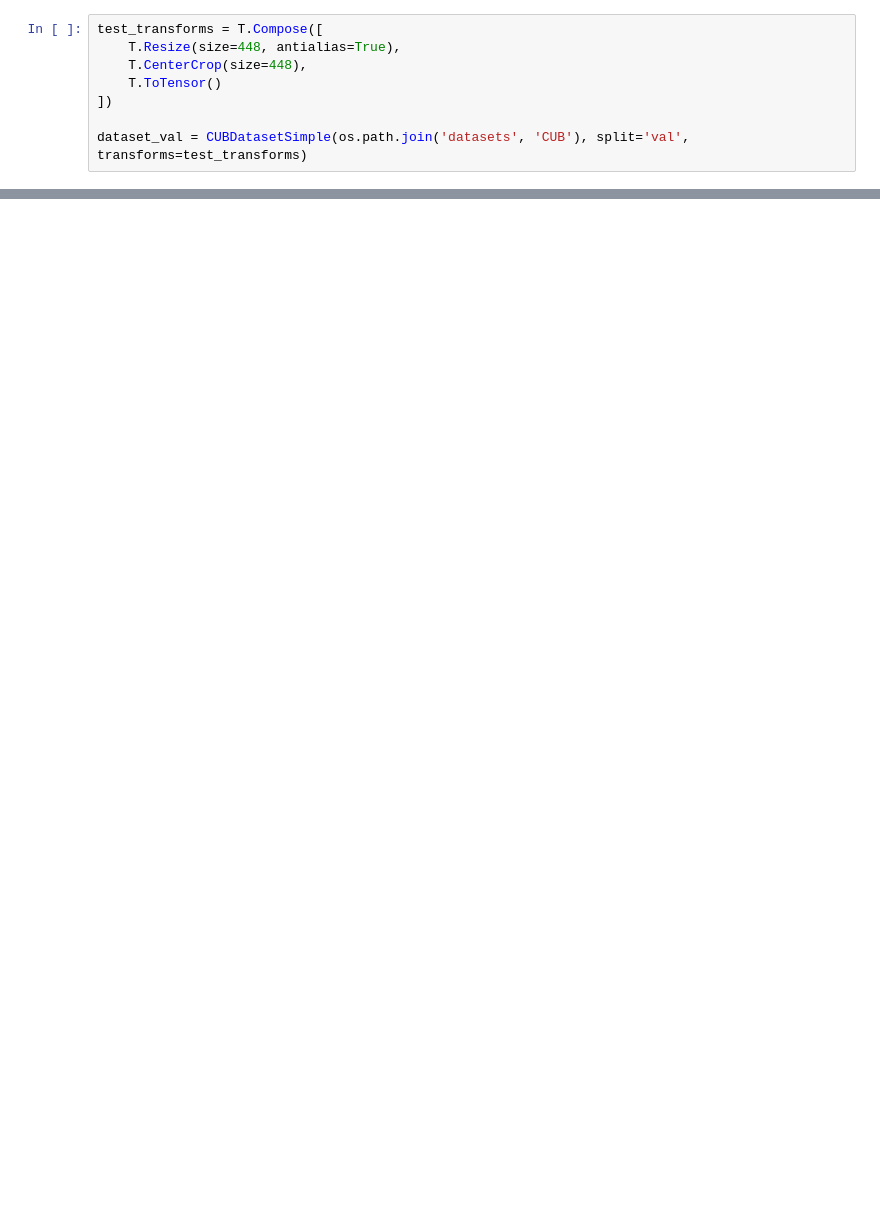
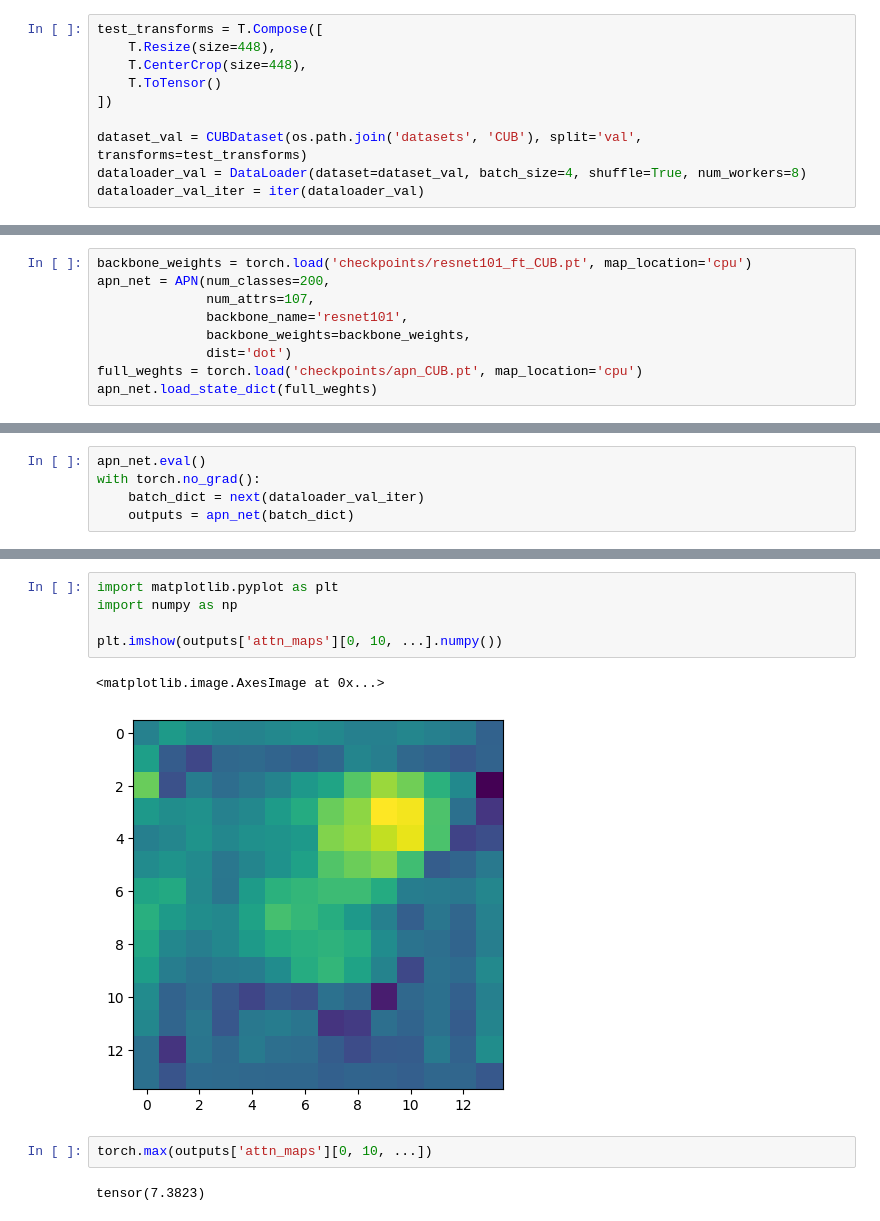
Before and after one commit to zijizhu/clip-concept, a Jupyter notebook: visualization.ipynb, the cells around one changed output, grey strips where cells are left out. Cells and saved outputs as stored; diff of their text form; blank space fills up the shorter version.

```diff
--- a/visualization.ipynb
+++ b/visualization.ipynb
@@ -11,8 +12,10 @@ from data.cub import CUBDatasetSimple
 # %%
 test_transforms = T.Compose([
-    T.Resize(size=448, antialias=True),
+    T.Resize(size=448),
     T.CenterCrop(size=448),
     T.ToTensor()
 ])
 
-dataset_val = CUBDatasetSimple(os.path.join('datasets', 'CUB'), split='val', transforms=test_transforms)
+dataset_val = CUBDataset(os.path.join('datasets', 'CUB'), split='val', transforms=test_transforms)
+dataloader_val = DataLoader(dataset=dataset_val, batch_size=4, shuffle=True, num_workers=8)
+dataloader_val_iter = iter(dataloader_val)
@@ -33,0 +22,9 @@ attn_maps.shape
+# %%
+backbone_weights = torch.load('checkpoints/resnet101_ft_CUB.pt', map_location='cpu')
+apn_net = APN(num_classes=200,
+              num_attrs=107,
+              backbone_name='resnet101',
+              backbone_weights=backbone_weights,
+              dist='dot')
+full_weghts = torch.load('checkpoints/apn_CUB.pt', map_location='cpu')
+apn_net.load_state_dict(full_weghts)
@@ -33,0 +33,5 @@ attn_maps.shape
+# %%
+apn_net.eval()
+with torch.no_grad():
+    batch_dict = next(dataloader_val_iter)
+    outputs = apn_net(batch_dict)
@@ -33,0 +56,12 @@ attn_maps.shape
+# %%
+import matplotlib.pyplot as plt
+import numpy as np
+
+plt.imshow(outputs['attn_maps'][0, 10, ...].numpy())
+# %% [output]
+<matplotlib.image.AxesImage at 0x...>
+[figure, added]
+# %%
+torch.max(outputs['attn_maps'][0, 10, ...])
+# %% [output]
+tensor(7.3823)
```
Also changed, not shown: parts of 24 cells of this notebook, 7 other files.
